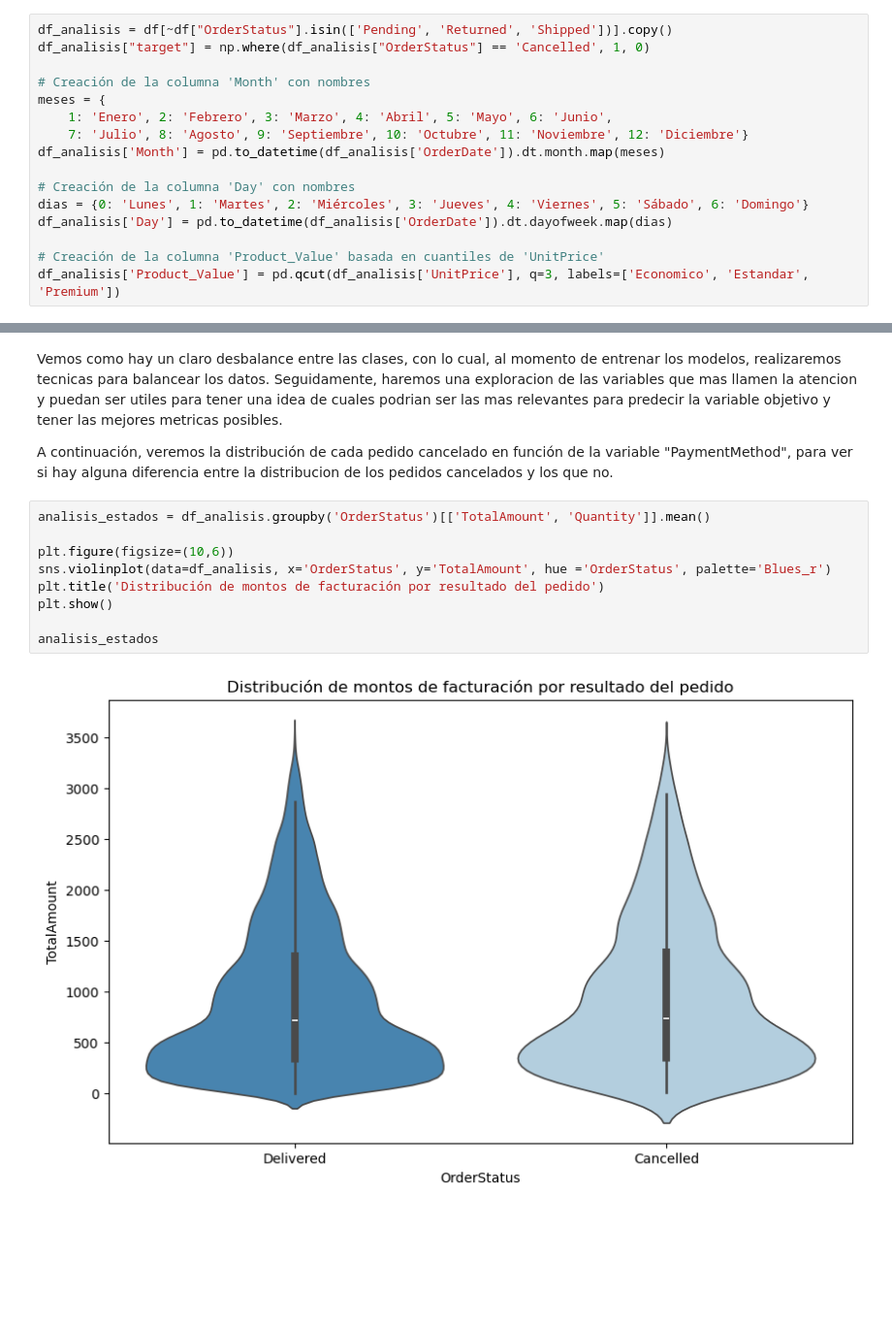
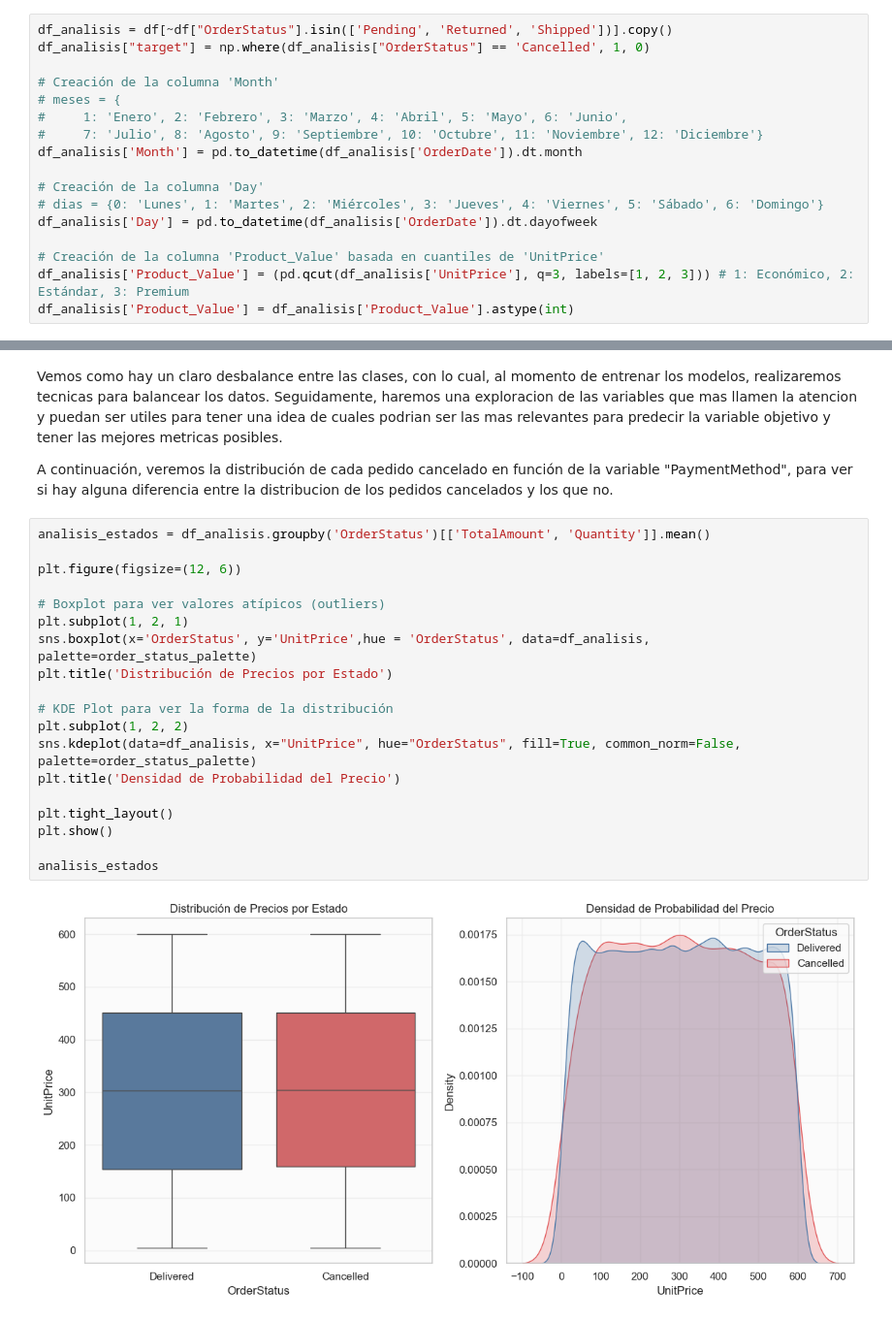
Before and after one commit to AlejandroSegura24/Ecommerce-Business-Intelligence-Lab, a Jupyter notebook: Notebooks/1 Model Benchmarking Cancelled vs Delivered.ipynb, the cells around one changed output, grey strips where cells are left out. Shown at 97% size. Cells and saved outputs as stored; diff of their text form; blank space fills up the shorter version.

Commit message:
agregacion del archivo 'environment.tml', analisis nuevo y descubrimiento de la variable "City" con datos repetidos

```diff
--- a/Notebooks/1 Model Benchmarking Cancelled vs Delivered.ipynb
+++ b/Notebooks/1 Model Benchmarking Cancelled vs Delivered.ipynb
@@ -35,18 +45,19 @@ creamos las nuevas columnas de "Month" y "Day" a partir de la columna "OrderDate
 df_analisis = df[~df["OrderStatus"].isin(['Pending', 'Returned', 'Shipped'])].copy()
 df_analisis["target"] = np.where(df_analisis["OrderStatus"] == 'Cancelled', 1, 0)
 
-# Creación de la columna 'Month' con nombres
-meses = {
-    1: 'Enero', 2: 'Febrero', 3: 'Marzo', 4: 'Abril', 5: 'Mayo', 6: 'Junio',
-    7: 'Julio', 8: 'Agosto', 9: 'Septiembre', 10: 'Octubre', 11: 'Noviembre', 12: 'Diciembre'}
-df_analisis['Month'] = pd.to_datetime(df_analisis['OrderDate']).dt.month.map(meses)
+# Creación de la columna 'Month'
+# meses = {
+#     1: 'Enero', 2: 'Febrero', 3: 'Marzo', 4: 'Abril', 5: 'Mayo', 6: 'Junio',
+#     7: 'Julio', 8: 'Agosto', 9: 'Septiembre', 10: 'Octubre', 11: 'Noviembre', 12: 'Diciembre'}
+df_analisis['Month'] = pd.to_datetime(df_analisis['OrderDate']).dt.month
 
-# Creación de la columna 'Day' con nombres
-dias = {0: 'Lunes', 1: 'Martes', 2: 'Miércoles', 3: 'Jueves', 4: 'Viernes', 5: 'Sábado', 6: 'Domingo'}
-df_analisis['Day'] = pd.to_datetime(df_analisis['OrderDate']).dt.dayofweek.map(dias)
+# Creación de la columna 'Day'
+# dias = {0: 'Lunes', 1: 'Martes', 2: 'Miércoles', 3: 'Jueves', 4: 'Viernes', 5: 'Sábado', 6: 'Domingo'}
+df_analisis['Day'] = pd.to_datetime(df_analisis['OrderDate']).dt.dayofweek
 
 # Creación de la columna 'Product_Value' basada en cuantiles de 'UnitPrice'
-df_analisis['Product_Value'] = pd.qcut(df_analisis['UnitPrice'], q=3, labels=['Economico', 'Estandar', 'Premium'])
+df_analisis['Product_Value'] = (pd.qcut(df_analisis['UnitPrice'], q=3, labels=[1, 2, 3])) # 1: Económico, 2: Estándar, 3: Premium
+df_analisis['Product_Value'] = df_analisis['Product_Value'].astype(int)
 # %% [markdown]
 ## Análisis exploratorio de datos (EDA)
 
@@ -70,14 +81,24 @@ A continuación, veremos la distribución de cada pedido cancelado en función d
 # %%
 analisis_estados = df_analisis.groupby('OrderStatus')[['TotalAmount', 'Quantity']].mean()
 
-plt.figure(figsize=(10,6))
-sns.violinplot(data=df_analisis, x='OrderStatus', y='TotalAmount', hue ='OrderStatus', palette='Blues_r')
-plt.title('Distribución de montos de facturación por resultado del pedido')
+plt.figure(figsize=(12, 6))
+
+# Boxplot para ver valores atípicos (outliers)
+plt.subplot(1, 2, 1)
+sns.boxplot(x='OrderStatus', y='UnitPrice',hue = 'OrderStatus', data=df_analisis, palette=order_status_palette)
+plt.title('Distribución de Precios por Estado')
+
+# KDE Plot para ver la forma de la distribución
+plt.subplot(1, 2, 2)
+sns.kdeplot(data=df_analisis, x="UnitPrice", hue="OrderStatus", fill=True, common_norm=False, palette=order_status_palette)
+plt.title('Densidad de Probabilidad del Precio')
+
+plt.tight_layout()
 plt.show()
 
 analisis_estados
 # %% [output]
-[figure, old version]
+[figure, new version]
 |  | TotalAmount | Quantity |
 | OrderStatus |  |  |
 | Cancelled | 941.585994 | 3.052180 |
```
Also changed, not shown: parts of 12 cells of this notebook, 1 other file.
